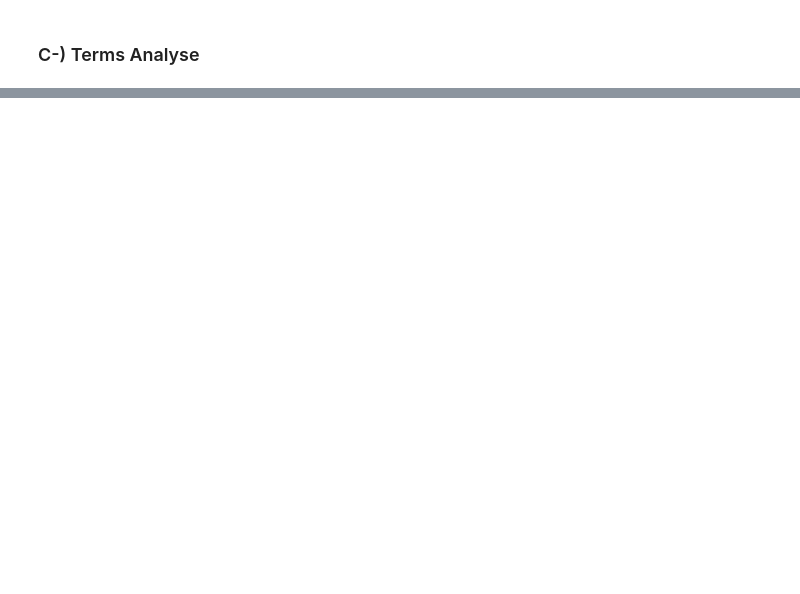
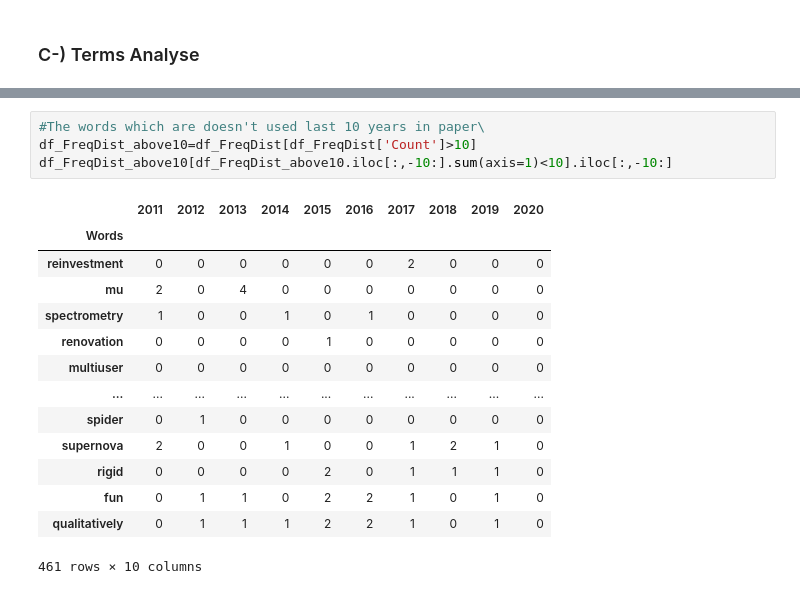
Before and after one commit to msklc/Text-Mining-Approach-to-Analyze-The-Cyber-Security-Related-Articles, a Jupyter notebook: PART-3 Text Mining.ipynb, the cells around one changed output, grey strips where cells are left out. Cells and saved outputs as stored; diff of their text form; blank space fills up the shorter version.

```diff
--- a/PART-3 Text Mining.ipynb
+++ b/PART-3 Text Mining.ipynb
@@ -560,0 +580,19 @@ df_term.head(2)
+# %%
+#The words which are doesn't used last 10 years in paper\
+df_FreqDist_above10=df_FreqDist[df_FreqDist['Count']>10]
+df_FreqDist_above10[df_FreqDist_above10.iloc[:,-10:].sum(axis=1)<10].iloc[:,-10:]
+# %% [output]
+|  | 2011 | 2012 | 2013 | 2014 | 2015 | 2016 | 2017 | 2018 | 2019 | 2020 |
+| Words |  |  |  |  |  |  |  |  |  |  |
+| reinvestment | 0 | 0 | 0 | 0 | 0 | 0 | 2 | 0 | 0 | 0 |
+| mu | 2 | 0 | 4 | 0 | 0 | 0 | 0 | 0 | 0 | 0 |
+| spectrometry | 1 | 0 | 0 | 1 | 0 | 1 | 0 | 0 | 0 | 0 |
+| renovation | 0 | 0 | 0 | 0 | 1 | 0 | 0 | 0 | 0 | 0 |
+| multiuser | 0 | 0 | 0 | 0 | 0 | 0 | 0 | 0 | 0 | 0 |
+| ... | ... | ... | ... | ... | ... | ... | ... | ... | ... | ... |
+| spider | 0 | 1 | 0 | 0 | 0 | 0 | 0 | 0 | 0 | 0 |
+| supernova | 2 | 0 | 0 | 1 | 0 | 0 | 1 | 2 | 1 | 0 |
+| rigid | 0 | 0 | 0 | 0 | 2 | 0 | 1 | 1 | 1 | 0 |
+| fun | 0 | 1 | 1 | 0 | 2 | 2 | 1 | 0 | 1 | 0 |
+| qualitatively | 0 | 1 | 1 | 1 | 2 | 2 | 1 | 0 | 1 | 0 |
+461 rows × 10 columns
```
Also changed, not shown: parts of 18 cells of this notebook, 6 other files.
